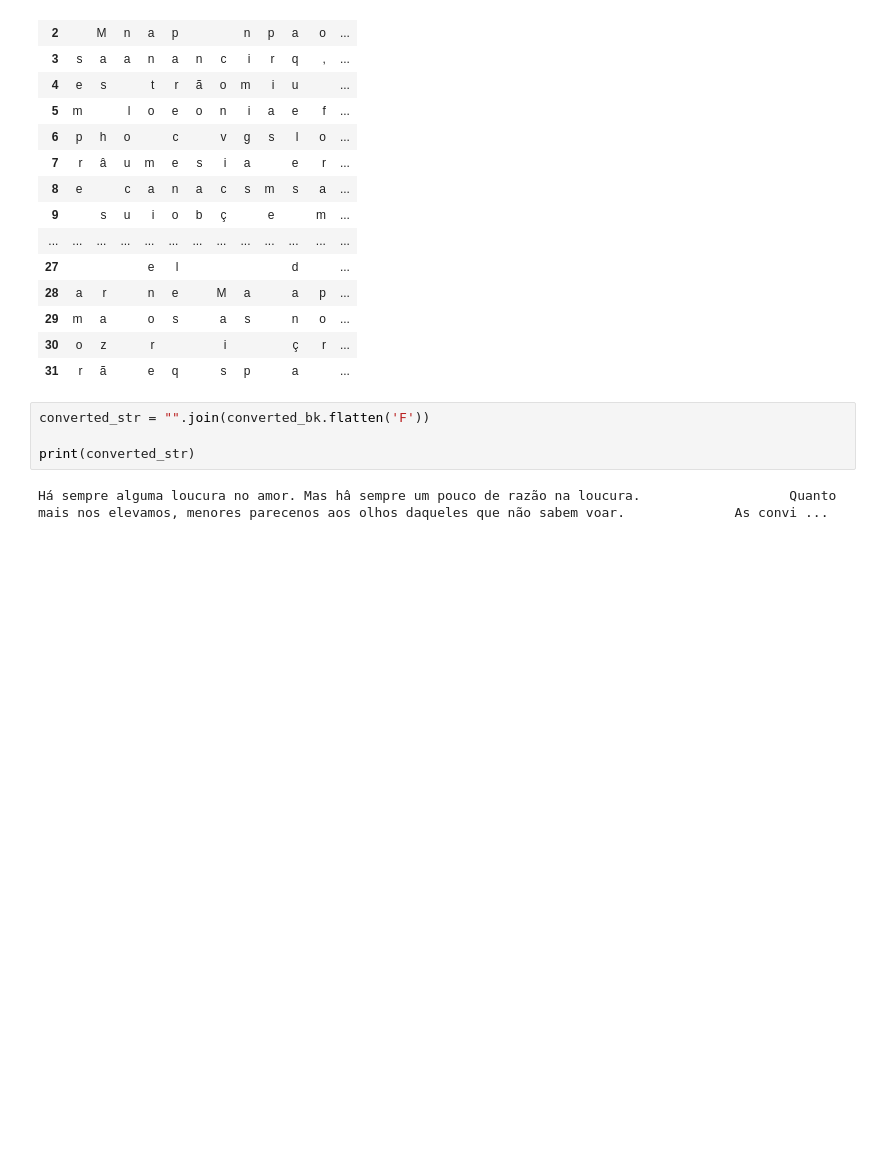
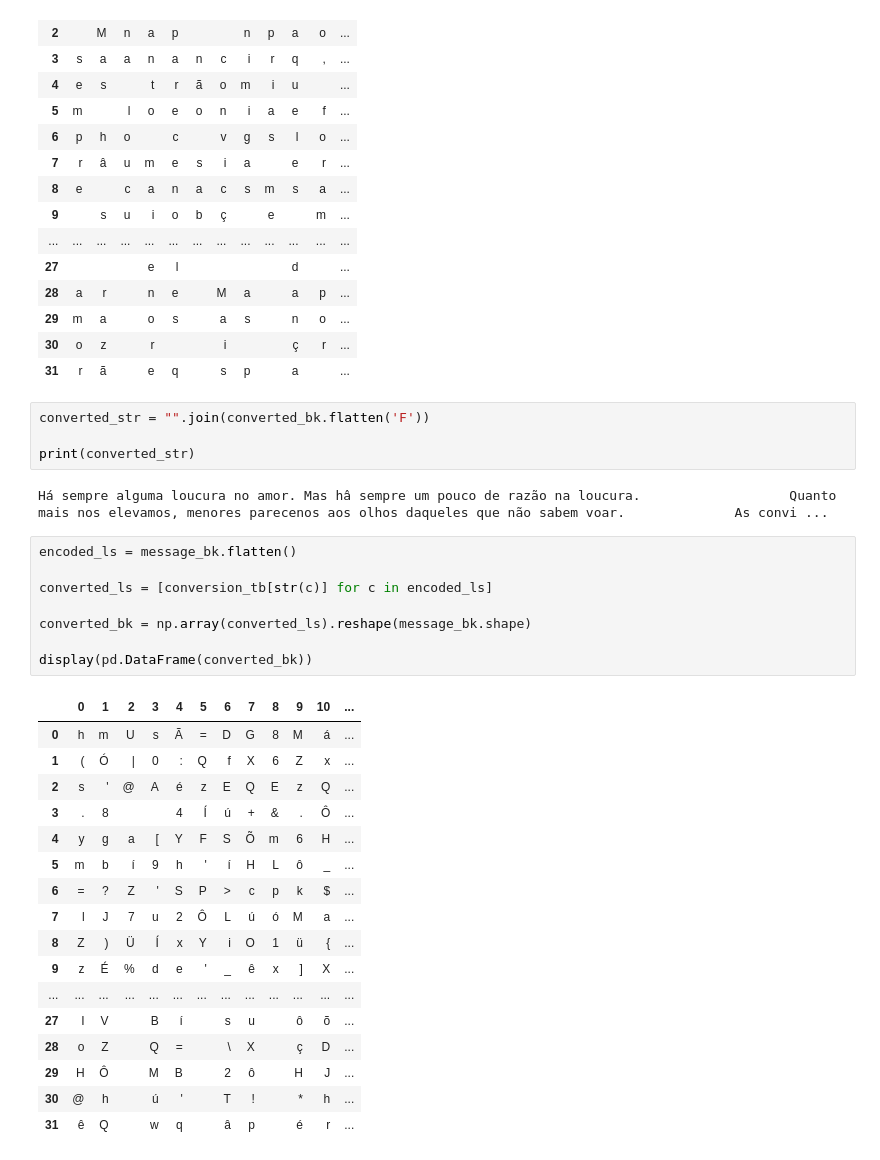
Before and after one commit to pedromchd/matrix-decoder, a Jupyter notebook: decoder.ipynb, the cells around one changed output. Cells and saved outputs as stored; diff of their text form; blank space fills up the shorter version.

Commit message:
encoded message

```diff
--- a/decoder.ipynb
+++ b/decoder.ipynb
@@ -188,3 +188,29 @@ converted_str = "".join(converted_bk.flatten('F'))
 print(converted_str)
 # %% [output]
 Há sempre alguma loucura no amor. Mas hâ sempre um pouco de razão na loucura.                   Quanto mais nos elevamos, menores parecenos aos olhos daqueles que não sabem voar.              As convi ...
+# %%
+encoded_ls = message_bk.flatten()
+
+converted_ls = [conversion_tb[str(c)] for c in encoded_ls]
+
+converted_bk = np.array(converted_ls).reshape(message_bk.shape)
+
+display(pd.DataFrame(converted_bk))
+# %% [output]
+|  | 0 | 1 | 2 | 3 | 4 | 5 | 6 | 7 | 8 | 9 | 10 | ... |
+| 0 | h | m | U | s | Ã | = | D | G | 8 | M | á | ... |
+| 1 | ( | Ó | | | 0 | : | Q | f | X | 6 | Z | x | ... |
+| 2 | s | ' | @ | A | é | z | E | Q | E | z | Q | ... |
+| 3 | . | 8 |  |  | 4 | Í | ú | + | & | . | Ô | ... |
+| 4 | y | g | a | [ | Y | F | S | Õ | m | 6 | H | ... |
+| 5 | m | b | í | 9 | h | ' | í | H | L | ô | _ | ... |
+| 6 | = | ? | Z | ' | S | P | > | c | p | k | $ | ... |
+| 7 | l | J | 7 | u | 2 | Ô | L | ú | ó | M | a | ... |
+| 8 | Z | ) | Ü | Í | x | Y | i | O | 1 | ü | { | ... |
+| 9 | z | É | % | d | e | ' | _ | ê | x | ] | X | ... |
+| ... | ... | ... | ... | ... | ... | ... | ... | ... | ... | ... | ... | ... |
+| 27 | I | V |  | B | í |  | s | u |  | ô | õ | ... |
+| 28 | o | Z |  | Q | = |  | \ | X |  | ç | D | ... |
+| 29 | H | Ô |  | M | B |  | 2 | ô |  | H | J | ... |
+| 30 | @ | h |  | ú | ' |  | T | ! |  | * | h | ... |
+| 31 | ê | Q |  | w | q |  | â | p |  | é | r | ... |
```
Also changed, not shown: parts of 1 cell of this notebook.
